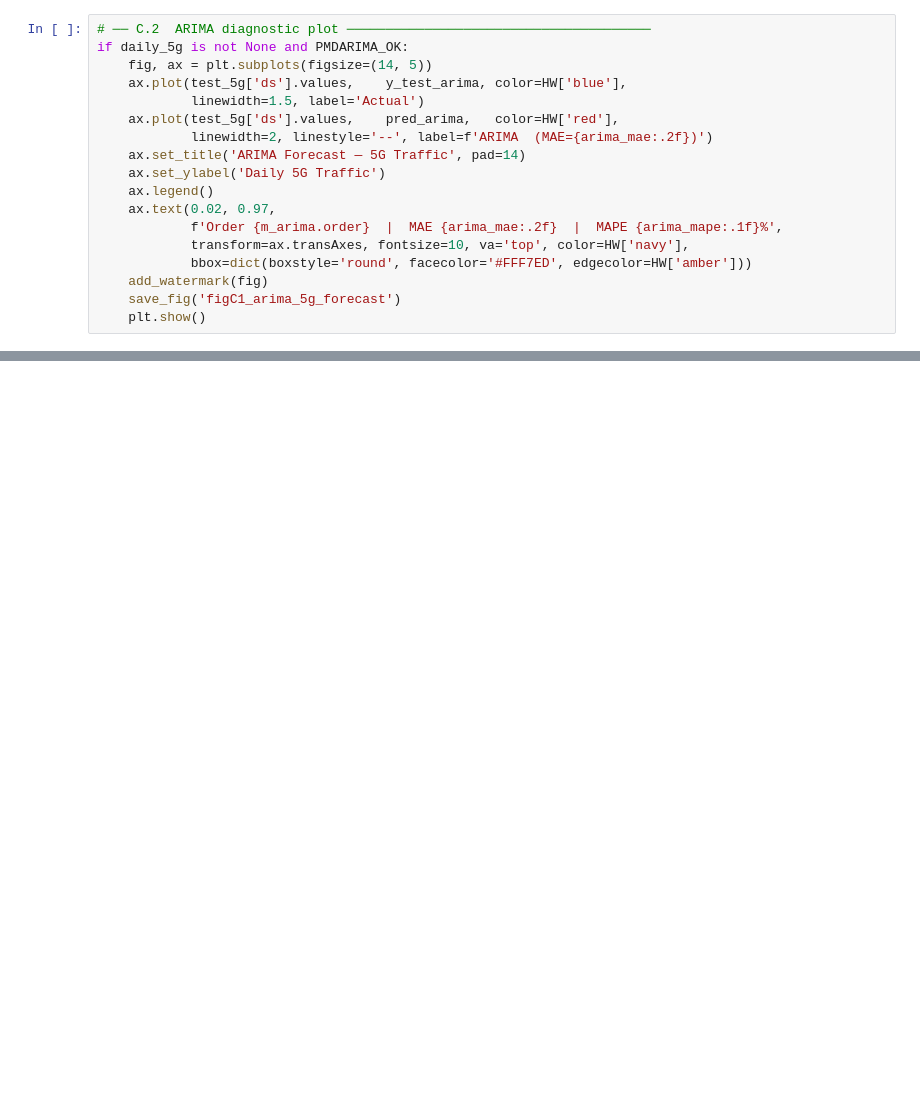
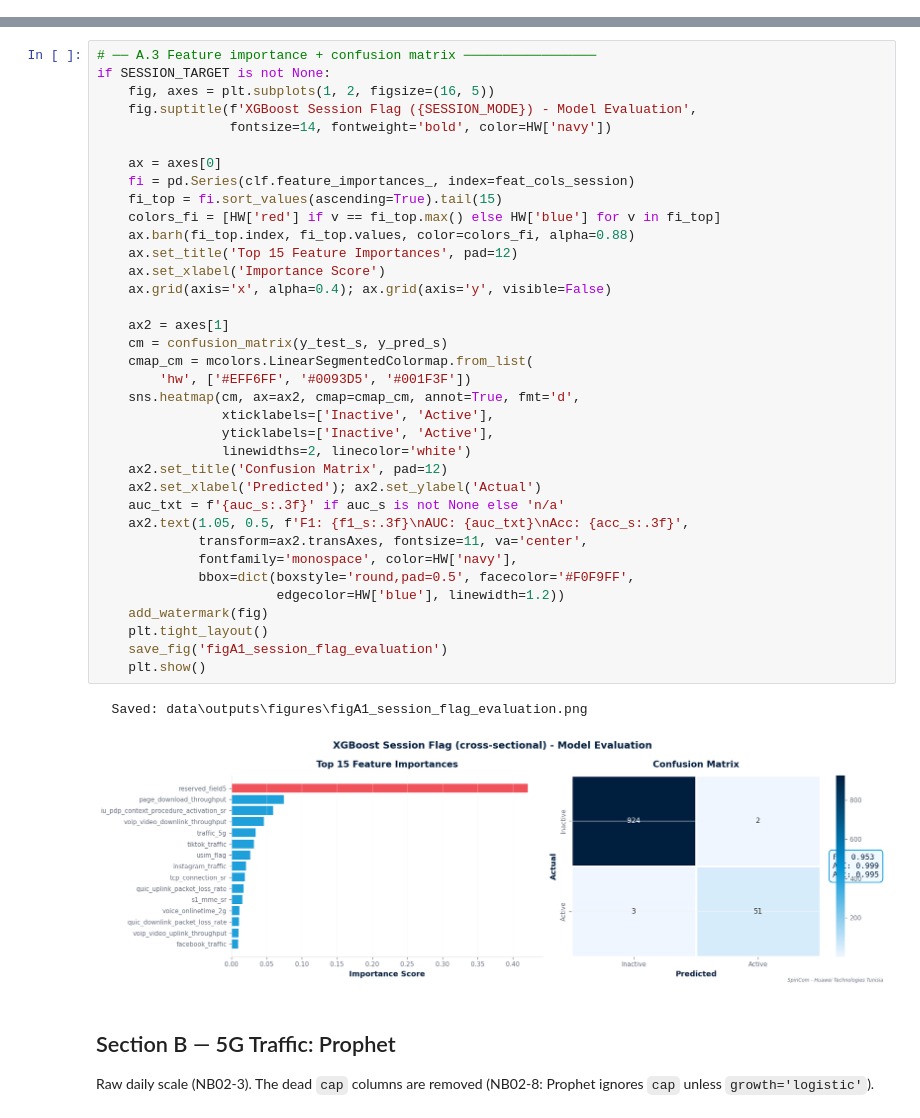
Before and after one commit to Ouerghi23/SpiriCom, a Jupyter notebook: 02_KPI_Forecasting.ipynb, the cells around one changed output, grey strips where cells are left out. Cells and saved outputs as stored; diff of their text form; blank space fills up the shorter version.

```diff
--- a/02_KPI_Forecasting.ipynb
+++ b/02_KPI_Forecasting.ipynb
@@ -581,18 +0,0 @@ print(f"MAE: {mae:,.2f}")
-# %%
-# ── C.2  ARIMA diagnostic plot ───────────────────────────────────────
-if daily_5g is not None and PMDARIMA_OK:
-    fig, ax = plt.subplots(figsize=(14, 5))
-    ax.plot(test_5g['ds'].values,    y_test_arima, color=HW['blue'],
-            linewidth=1.5, label='Actual')
-    ax.plot(test_5g['ds'].values,    pred_arima,   color=HW['red'],
-            linewidth=2, linestyle='--', label=f'ARIMA  (MAE={arima_mae:.2f})')
-    ax.set_title('ARIMA Forecast — 5G Traffic', pad=14)
-    ax.set_ylabel('Daily 5G Traffic')
-    ax.legend()
-    ax.text(0.02, 0.97,
-            f'Order {m_arima.order}  |  MAE {arima_mae:.2f}  |  MAPE {arima_mape:.1f}%',
-            transform=ax.transAxes, fontsize=10, va='top', color=HW['navy'],
-            bbox=dict(boxstyle='round', facecolor='#FFF7ED', edgecolor=HW['amber']))
-    add_watermark(fig)
-    save_fig('figC1_arima_5g_forecast')
-    plt.show()
@@ -1063,0 +518,43 @@ The NOC Dashboard's Forecasting page and Overview forecast tiles will be populat
+# %%
+# ── A.3 Feature importance + confusion matrix ─────────────────
+if SESSION_TARGET is not None:
+    fig, axes = plt.subplots(1, 2, figsize=(16, 5))
+    fig.suptitle(f'XGBoost Session Flag ({SESSION_MODE}) - Model Evaluation',
+                 fontsize=14, fontweight='bold', color=HW['navy'])
+
+    ax = axes[0]
+    fi = pd.Series(clf.feature_importances_, index=feat_cols_session)
+    fi_top = fi.sort_values(ascending=True).tail(15)
+    colors_fi = [HW['red'] if v == fi_top.max() else HW['blue'] for v in fi_top]
+    ax.barh(fi_top.index, fi_top.values, color=colors_fi, alpha=0.88)
+    ax.set_title('Top 15 Feature Importances', pad=12)
+    ax.set_xlabel('Importance Score')
+    ax.grid(axis='x', alpha=0.4); ax.grid(axis='y', visible=False)
+
+    ax2 = axes[1]
+    cm = confusion_matrix(y_test_s, y_pred_s)
+    cmap_cm = mcolors.LinearSegmentedColormap.from_list(
+        'hw', ['#EFF6FF', '#0093D5', '#001F3F'])
+    sns.heatmap(cm, ax=ax2, cmap=cmap_cm, annot=True, fmt='d',
+                xticklabels=['Inactive', 'Active'],
+                yticklabels=['Inactive', 'Active'],
+                linewidths=2, linecolor='white')
+    ax2.set_title('Confusion Matrix', pad=12)
+    ax2.set_xlabel('Predicted'); ax2.set_ylabel('Actual')
+    auc_txt = f'{auc_s:.3f}' if auc_s is not None else 'n/a'
+    ax2.text(1.05, 0.5, f'F1: {f1_s:.3f}\nAUC: {auc_txt}\nAcc: {acc_s:.3f}',
+             transform=ax2.transAxes, fontsize=11, va='center',
+             fontfamily='monospace', color=HW['navy'],
+             bbox=dict(boxstyle='round,pad=0.5', facecolor='#F0F9FF',
+                       edgecolor=HW['blue'], linewidth=1.2))
+    add_watermark(fig)
+    plt.tight_layout()
+    save_fig('figA1_session_flag_evaluation')
+    plt.show()
+# %% [output]
+  Saved: data\outputs\figures\figA1_session_flag_evaluation.png
+[figure, added]
+# %% [markdown]
+## Section B — 5G Traffic: Prophet
+Raw daily scale (NB02-3). The dead `cap` columns are removed (NB02-8: Prophet ignores
+`cap` unless `growth='logistic'`).
```
Also changed, not shown: parts of 75 cells of this notebook, 33 other files.
